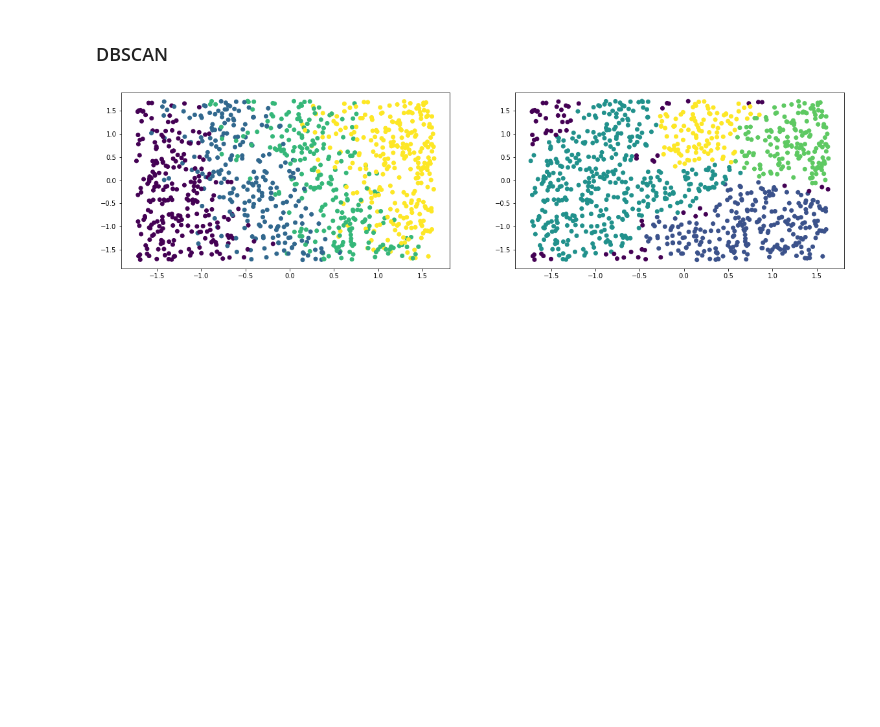
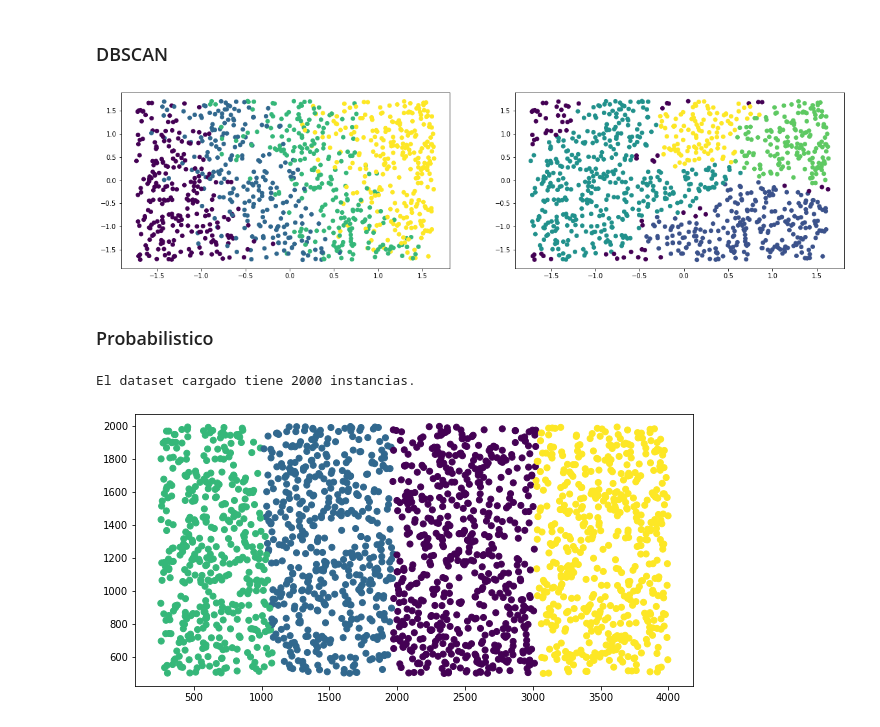
Before and after one commit to jignacioh/ActividadAprendizaNoSupervisado, a Jupyter notebook: telefonos_clasificacion/Celulares.ipynb, the cells around one changed output. Drawn from its saved outputs; the diff is of its cells as text; code cells hidden in the pictures; blank space fills up the shorter version.

Commit message:
Algoritmo Probabilistico, GaussianMixure

```diff
--- a/telefonos_clasificacion/Celulares.ipynb
+++ b/telefonos_clasificacion/Celulares.ipynb
@@ -177,3 +177,54 @@ plt.show()
 # Probabilistico
 # %% [output]
 [figure]
+# %% [markdown]
+### Probabilistico
+# %%
+import numpy as np
+import pandas as pd
+import matplotlib.pyplot as plt
+from sklearn.mixture import GaussianMixture
+
+
+
+def matriz_confusion(cat_real, cat_pred):
+    cats = np.unique(cat_real)
+    clusts = np.unique(cat_pred)
+    mat = np.array([[np.sum(np.logical_and(cat_real==cats[i], cat_pred==clusts[j]))
+                     for j in np.arange(clusts.size)]
+                    for i in np.arange(cats.size)])
+    return(mat)
+
+
+#data_file_url = "train.csv"# 'https://raw.githubusercontent.com/javier-sevilla/ANS/master/datasets/sinteticos/dataset_cuatro_diferente_medida.csv'
+D = pd.read_csv("train.csv")#np.array(pd.read_csv(data_file_url,header=0))
+#D = D[ np.random.choice(np.arange(D.shape[0]), D.shape[0], replace=False) ,:]
+Dx = D[['ram','battery_power']].to_numpy()#D[:,0:2]
+Dy =  D['price_range'].to_numpy()#D[:,2]
+print('El dataset cargado tiene',Dy.size,'instancias.')
+
+
+# Se inicializa el método con el número de clústeres (componentes) a buscar
+modelo = GaussianMixture(n_components = 4, max_iter = 200)
+# Se aprende el modelo
+modelo = modelo.fit(Dx)
+# Se predicen las asignaciones a clústeres
+Dyp_sk = modelo.predict(Dx)
+
+# Medimos el rendimiento del algoritmo de ScikitLearn
+mC_sk = matriz_confusion(Dy,Dyp_sk)
+
+
+#print('Matriz de confusión:')
+#print(mC_sk)
+#print('El valor del error cometido es = ', medida_error(mC_sk))
+#print('La pureza del agrupamiento obtenido es = ', medida_pureza(mC_sk))
+#print('El valor F1 es = ', medida_f1(mC_sk))
+
+# Ver asignaciones finales
+fig, ax = plt.subplots(figsize=(10,5))
+ax.scatter(Dx[:,0],Dx[:,1], c=Dyp_sk)
+plt.show()
+# %% [output]
+El dataset cargado tiene 2000 instancias.
+[figure, added]
```
